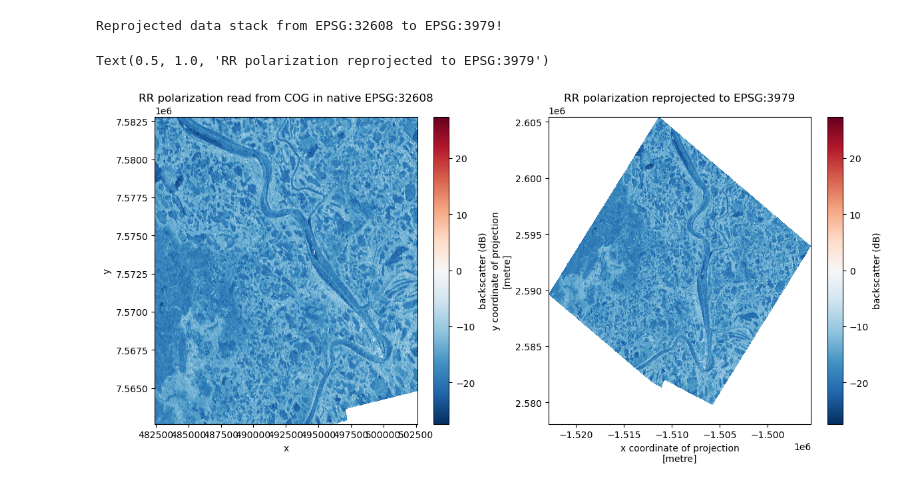
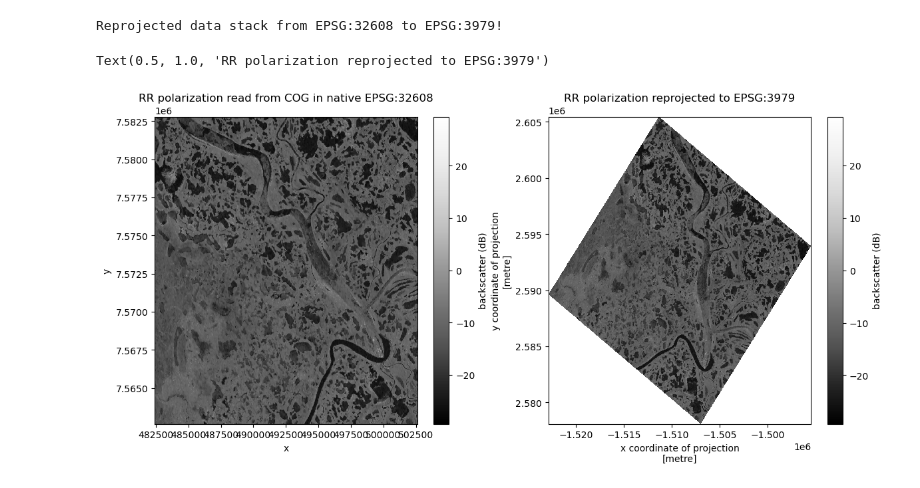
Before and after one commit to eodms-sgdot/rcm-ard-stac-examples, a Jupyter notebook: examples/coordinate_transformations.ipynb, the cells around one changed output. Cells and saved outputs as stored; diff of their text form; code cells hidden in the pictures.

```diff
--- a/examples/coordinate_transformations.ipynb
+++ b/examples/coordinate_transformations.ipynb
@@ -113,18 +114,20 @@ Government of Canada Open Data is often provided in Lambert Conformal Conic (EPS
 
 We can transform raster coordinates on-the-fly to match this when reading from the STAC like so:
 # %%
-# New example using an AOI within Canada's Northwest Territories
+# New example within Canada's Northwest Territories
 nwt_geojson_path = './nwt_example.geojson'
 nwt_bbox = get_bbox(nwt_geojson_path)
 
 search = catalog.search(
     collections=['rcm-ard'],
     bbox=nwt_bbox,
-    datetime=f'{start_date}/{end_date}'
+    datetime=f'{start_date}/{end_date}',
+    limit=100
 )
 
 items = search.item_collection()
-item_nwt = items[1]
+nwt_ok = 'RCM1_OK3555463_PK3632926_2_SC30MCPC_20250602_022654_CH_CV_MLC'  # known scene with full AOI coverage
+item_nwt = [i for i in items if i.properties['order_key'] == nwt_ok][0]
 # %%
 # Read susbset of RCM scene into an array using alternate CRS
 lcc_epsg = 3979
@@ -161,18 +164,18 @@ stack_nwt_reproj = stack_nwt_utm[0, :, :, :].rio.reproject(lcc_epsg)  # drop red
 print(f'Reprojected data stack from {stack_nwt_utm.rio.crs} to {stack_nwt_reproj.rio.crs}!')
 # %% [output]
 Reprojected data stack from EPSG:32608 to EPSG:3979!
-# %%
-# Comparing projections side-by-side:
-fig, axes = plt.subplots(ncols=2, figsize=(14, 6))
-rl_db_utm = 10 * np.log10(stack_nwt_utm[0, :, :].sel(band='rr'))
-rl_db_utm.attrs['long_name'] = 'backscatter (dB)'
-rl_db_utm.plot(ax=axes[0])
-axes[0].set_title(f'RR polarization read from COG in native {stack_nwt_utm.rio.crs}')
-
-rl_db_reproj = 10 * np.log10(stack_nwt_reproj.sel(band='rr'))
-rl_db_reproj.attrs['long_name'] = 'backscatter (dB)'
-rl_db_reproj.plot(ax=axes[1])
-axes[1].set_title(f'RR polarization reprojected to {stack_nwt_reproj.rio.crs}')
-# %% [output]
-Text(0.5, 1.0, 'RR polarization reprojected to EPSG:3979')
-[figure, removed]
+# %%
+# Comparing projections side-by-side
+fig, axes = plt.subplots(ncols=2, figsize=(14, 6))
+rr_db_utm = 10 * np.log10(stack_nwt_utm[0, :, :].sel(band='rr'))
+rr_db_utm.attrs['long_name'] = 'backscatter (dB)'
+rr_db_utm.plot(ax=axes[0], cmap='Greys_r')
+axes[0].set_title(f'RR polarization read from COG in native {stack_nwt_utm.rio.crs}')
+
+rr_db_reproj = 10 * np.log10(stack_nwt_reproj.sel(band='rr'))
+rr_db_reproj.attrs['long_name'] = 'backscatter (dB)'
+rr_db_reproj.plot(ax=axes[1], cmap='Greys_r')
+axes[1].set_title(f'RR polarization reprojected to {stack_nwt_reproj.rio.crs}')
+# %% [output]
+Text(0.5, 1.0, 'RR polarization reprojected to EPSG:3979')
+[figure, added]
```
Also changed, not shown: parts of 5 cells of this notebook, 1 other file.
